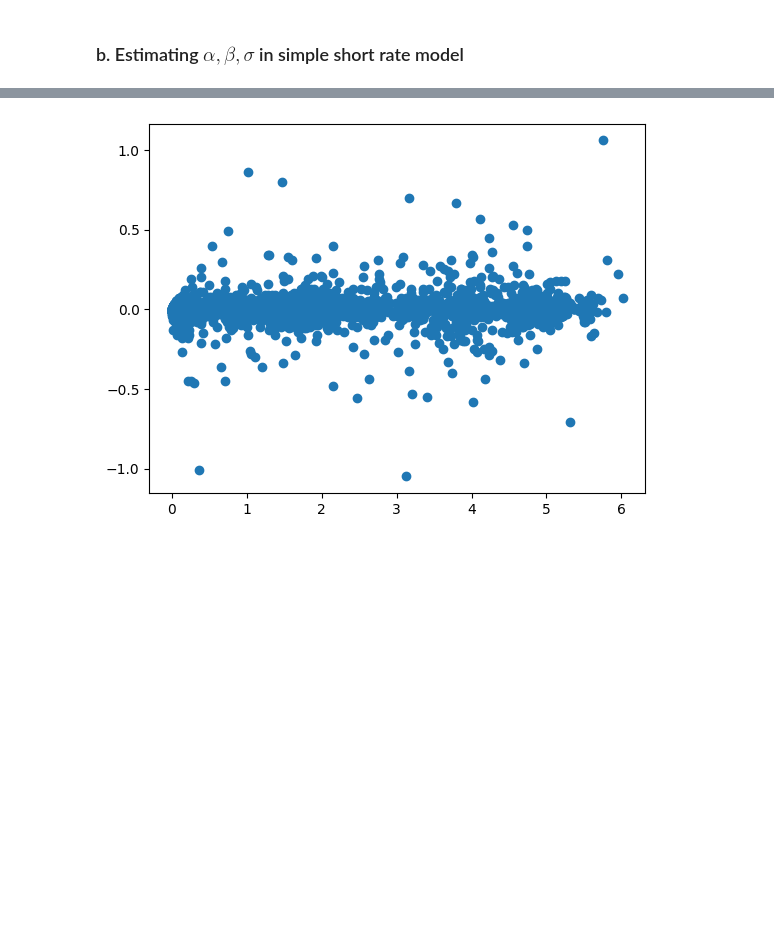
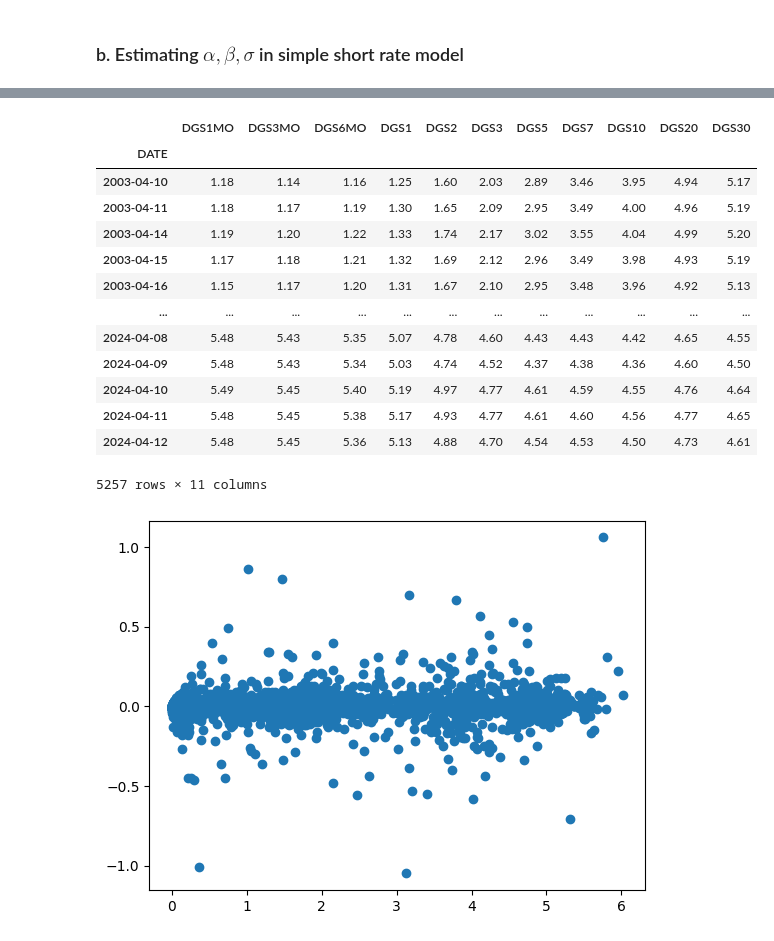
Before and after one commit to dg3358/Columbia-MATH-5450, a Jupyter notebook: HW 3/HW-3.ipynb, the cells around one changed output, grey strips where cells are left out. Drawn from its saved outputs; the diff is of its cells as text; code cells hidden in the pictures; blank space fills up the shorter version.

```diff
--- a/HW 3/HW-3.ipynb
+++ b/HW 3/HW-3.ipynb
@@ -92,3 +104,20 @@ I make 3 observations from these two results:
+# %%
+yieldcurve
+# %% [output]
+|  | DGS1MO | DGS3MO | DGS6MO | DGS1 | DGS2 | DGS3 | DGS5 | DGS7 | DGS10 | DGS20 | DGS30 |
+| DATE |  |  |  |  |  |  |  |  |  |  |  |
+| 2003-04-10 | 1.18 | 1.14 | 1.16 | 1.25 | 1.60 | 2.03 | 2.89 | 3.46 | 3.95 | 4.94 | 5.17 |
+| 2003-04-11 | 1.18 | 1.17 | 1.19 | 1.30 | 1.65 | 2.09 | 2.95 | 3.49 | 4.00 | 4.96 | 5.19 |
+| 2003-04-14 | 1.19 | 1.20 | 1.22 | 1.33 | 1.74 | 2.17 | 3.02 | 3.55 | 4.04 | 4.99 | 5.20 |
+| 2003-04-15 | 1.17 | 1.18 | 1.21 | 1.32 | 1.69 | 2.12 | 2.96 | 3.49 | 3.98 | 4.93 | 5.19 |
+| 2003-04-16 | 1.15 | 1.17 | 1.20 | 1.31 | 1.67 | 2.10 | 2.95 | 3.48 | 3.96 | 4.92 | 5.13 |
+| ... | ... | ... | ... | ... | ... | ... | ... | ... | ... | ... | ... |
+| 2024-04-08 | 5.48 | 5.43 | 5.35 | 5.07 | 4.78 | 4.60 | 4.43 | 4.43 | 4.42 | 4.65 | 4.55 |
+| 2024-04-09 | 5.48 | 5.43 | 5.34 | 5.03 | 4.74 | 4.52 | 4.37 | 4.38 | 4.36 | 4.60 | 4.50 |
+| 2024-04-10 | 5.49 | 5.45 | 5.40 | 5.19 | 4.97 | 4.77 | 4.61 | 4.59 | 4.55 | 4.76 | 4.64 |
+| 2024-04-11 | 5.48 | 5.45 | 5.38 | 5.17 | 4.93 | 4.77 | 4.61 | 4.60 | 4.56 | 4.77 | 4.65 |
+| 2024-04-12 | 5.48 | 5.45 | 5.36 | 5.13 | 4.88 | 4.70 | 4.54 | 4.53 | 4.50 | 4.73 | 4.61 |
+5257 rows × 11 columns
 # %%
 yield1Mo = pd.DataFrame(data = (yieldcurve.index))
 yield1Mo["1"] = yieldcurve["DGS1MO"].values
```
Also changed, not shown: parts of 2 cells of this notebook.
